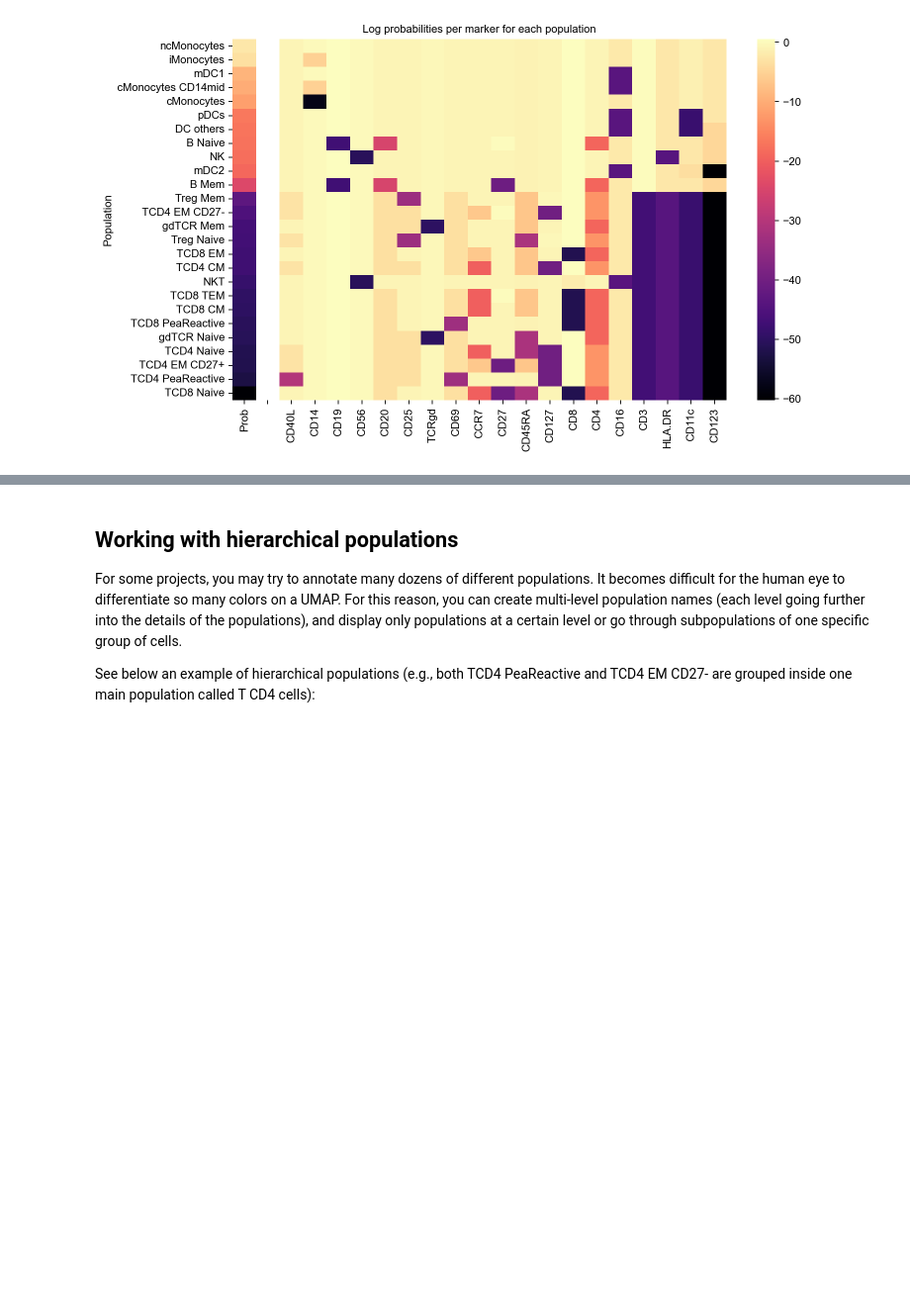
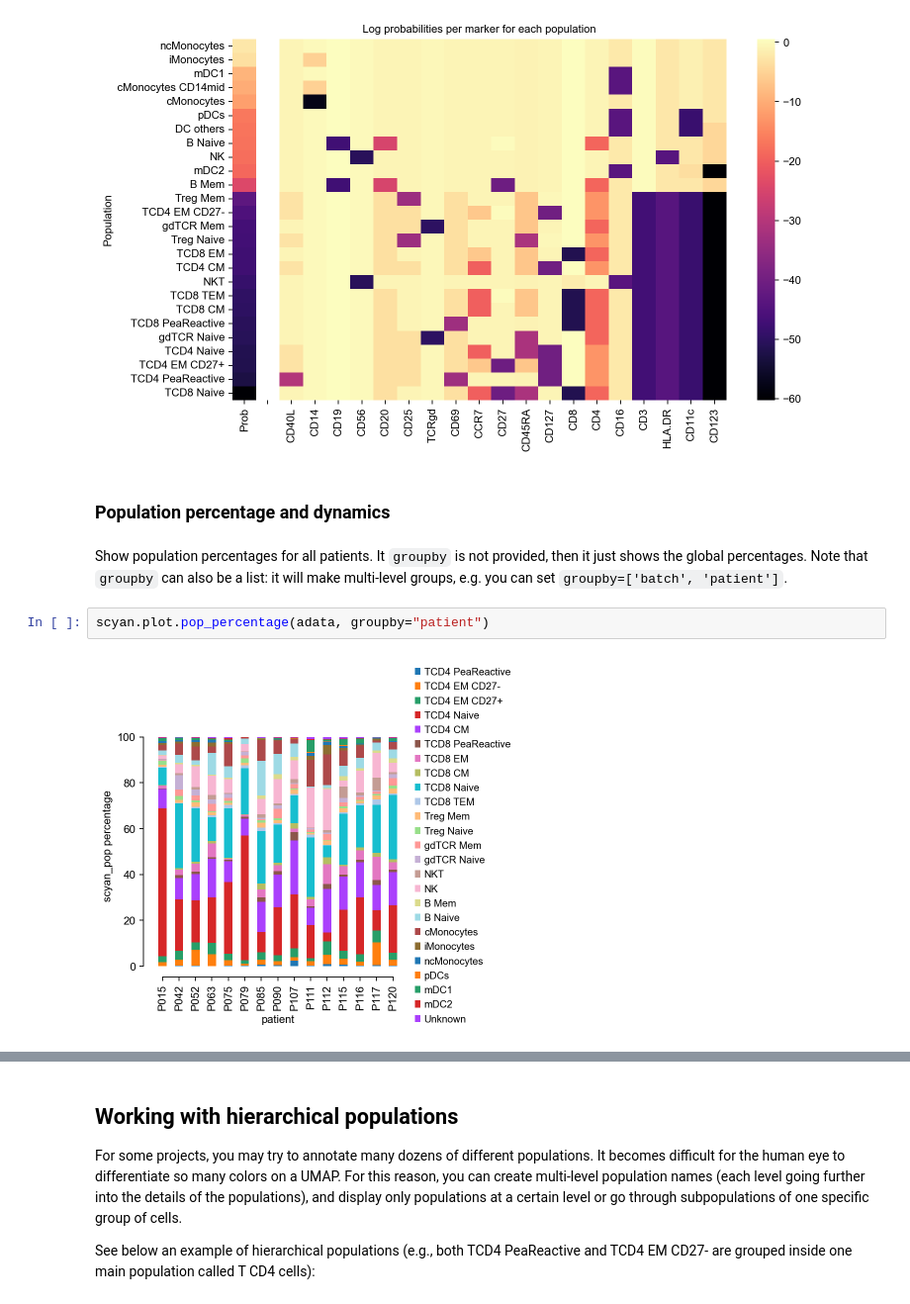
Before and after one commit to MICS-Lab/scyan, a Jupyter notebook: docs/tutorials/usage.ipynb, the cells around one changed output, grey strips where cells are left out. Shown at 99% size. Drawn from its saved outputs; the diff is of its cells as text; blank space fills up the shorter version.

Commit message:
added new plots on tutorial

```diff
--- a/docs/tutorials/usage.ipynb
+++ b/docs/tutorials/usage.ipynb
@@ -84,3 +66,11 @@ E.g., the dark value on (mDC1, CD16) means that the expressions of CD16 of the t
 scyan.plot.probs_per_marker(model, population)
 # %% [output]
 [figure]
+# %% [markdown]
+### Population percentage and dynamics
+# %% [markdown]
+Show population percentages for all patients. It `groupby` is not provided, then it just shows the global percentages. Note that `groupby` can also be a list: it will make multi-level groups, e.g. you can set `groupby=['batch', 'patient']`.
+# %%
+scyan.plot.pop_percentage(adata, groupby="patient")
+# %% [output]
+[figure, added]
```
Also changed, not shown: parts of 13 cells of this notebook.
